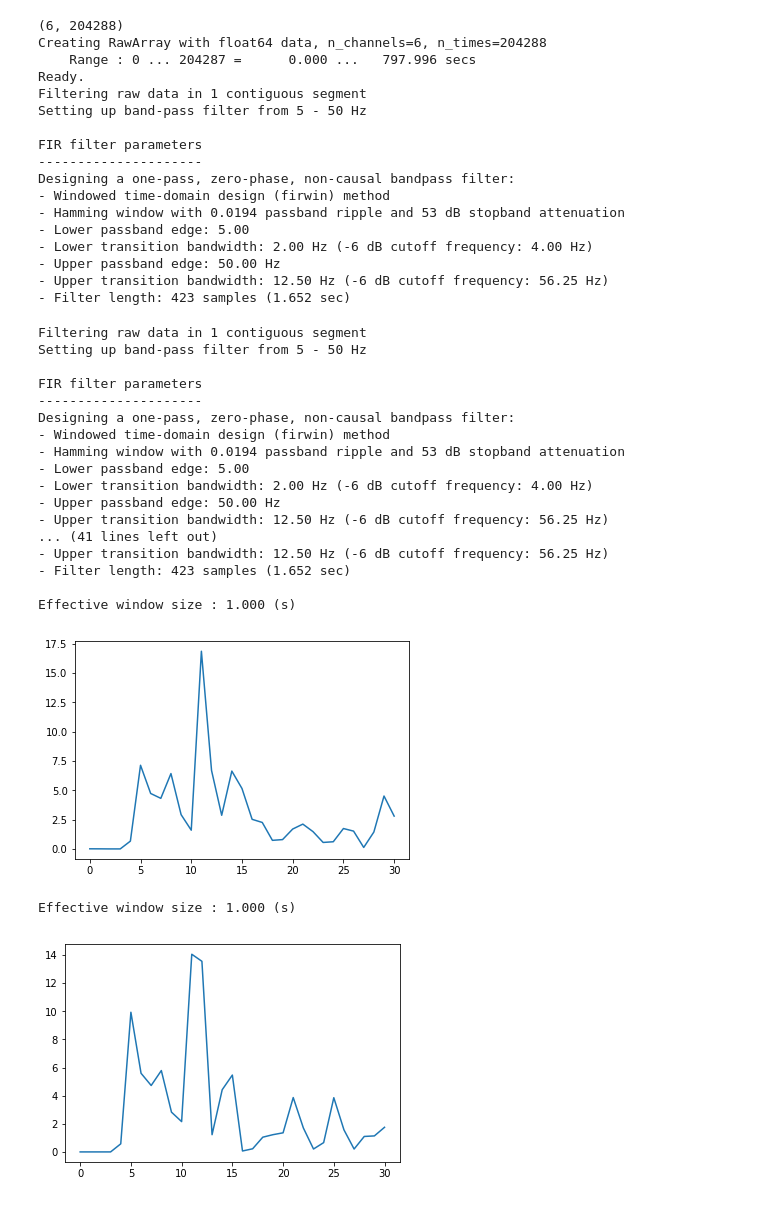
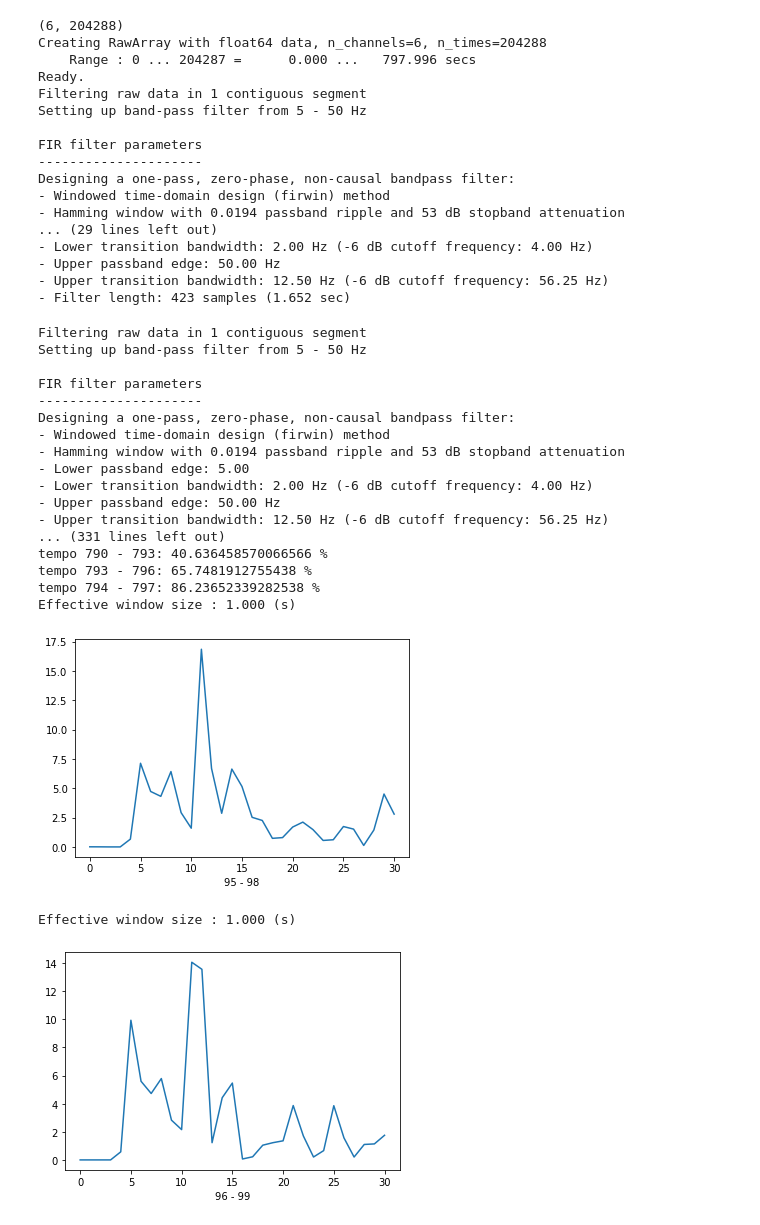
Before and after one commit to itsgnegrao/ProcessamentoSinaisBiologicos, a Jupyter notebook: script.ipynb, the cells around one changed output. Saved outputs shown, nothing was run; the diff lists cells and outputs as text; code cells hidden in the pictures.

```diff
--- a/script.ipynb
+++ b/script.ipynb
@@ -80,5 +100,6 @@ def findAlphaTime(raw, tmin, window):
 def plotWindowTime(raw, tmin, window, fmax=30):
     psds, freqs = psdw(raw, tmin=tmin, tmax=tmin+window, fmax=fmax)
     psd_Average = np.average(psds, axis=0) ** 2
+    plt.xlabel(f'{tmin} - {tmin+window}', horizontalalignment='center', verticalalignment='top')
     plt.plot(freqs, psd_Average)
     plt.show()
@@ -85,53 +110,62 @@ def plotWindowTime(raw, tmin, window, fmax=30):
 # %%
+# arquivos
 arquivos = gop('ls data_10hz').split('\n')
+
+# Tempos selecionados a mão
 times = [[95, 96, 234, 367, 597, 786],
         [39, 46, 110, 130, 280, 363],
         [103, 114, 136, 154, 171, 185]]
 window = 3
 
+# Para cada arquivo
 for arqPos, arq in enumerate(arquivos):
     data, fileLimitTime = loadData(arq)
     print(data.shape)
     raw = prepareRaw(data)
 
+    # acha os tempos do ritmo alpha
+    for i in range(fileLimitTime - window):
+        findAlphaTime(raw, i, window)
+
+    # plota os tempos selecionados
     for i in times[arqPos]:
         plotWindowTime(raw, i, window)
 # %% [output]
 (6, 204288)
 Creating RawArray with float64 data, n_channels=6, n_times=204288
     Range : 0 ... 204287 =      0.000 ...   797.996 secs
 Ready.
 Filtering raw data in 1 contiguous segment
 Setting up band-pass filter from 5 - 50 Hz
 
 FIR filter parameters
 ---------------------
 Designing a one-pass, zero-phase, non-causal bandpass filter:
 - Windowed time-domain design (firwin) method
 - Hamming window with 0.0194 passband ripple and 53 dB stopband attenuation
-- Lower passband edge: 5.00
+... (29 lines left out)
 - Lower transition bandwidth: 2.00 Hz (-6 dB cutoff frequency: 4.00 Hz)
 - Upper passband edge: 50.00 Hz
 - Upper transition bandwidth: 12.50 Hz (-6 dB cutoff frequency: 56.25 Hz)
 - Filter length: 423 samples (1.652 sec)
 Filtering raw data in 1 contiguous segment
 Setting up band-pass filter from 5 - 50 Hz
 
 FIR filter parameters
 ---------------------
 Designing a one-pass, zero-phase, non-causal bandpass filter:
 - Windowed time-domain design (firwin) method
 - Hamming window with 0.0194 passband ripple and 53 dB stopband attenuation
 - Lower passband edge: 5.00
 - Lower transition bandwidth: 2.00 Hz (-6 dB cutoff frequency: 4.00 Hz)
 - Upper passband edge: 50.00 Hz
 - Upper transition bandwidth: 12.50 Hz (-6 dB cutoff frequency: 56.25 Hz)
-... (41 lines left out)
-- Upper transition bandwidth: 12.50 Hz (-6 dB cutoff frequency: 56.25 Hz)
-- Filter length: 423 samples (1.652 sec)
-
+... (331 lines left out)
+tempo 790 - 793: 40.636458570066566 %
+tempo 793 - 796: 65.7481912755438 %
+tempo 794 - 797: 86.23652339282538 %
 Effective window size : 1.000 (s)
-[figure, old version]
+[figure, new version]
 Effective window size : 1.000 (s)
-[figure, old version]
+[figure, new version]
 Effective window size : 1.000 (s)
```
Also changed, not shown: parts of 12 cells of this notebook, 1 other file.
